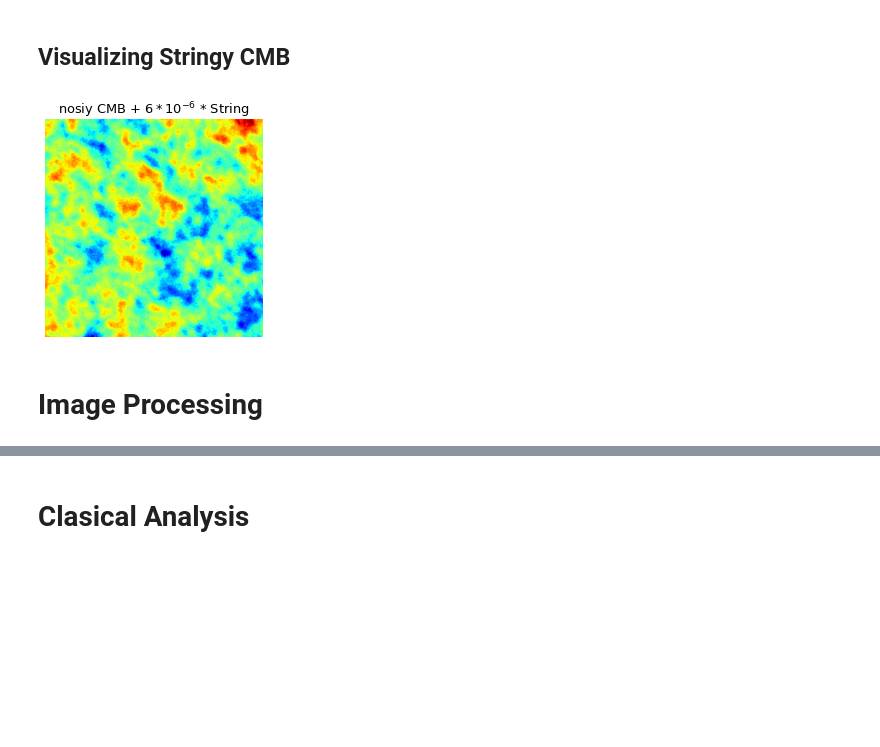
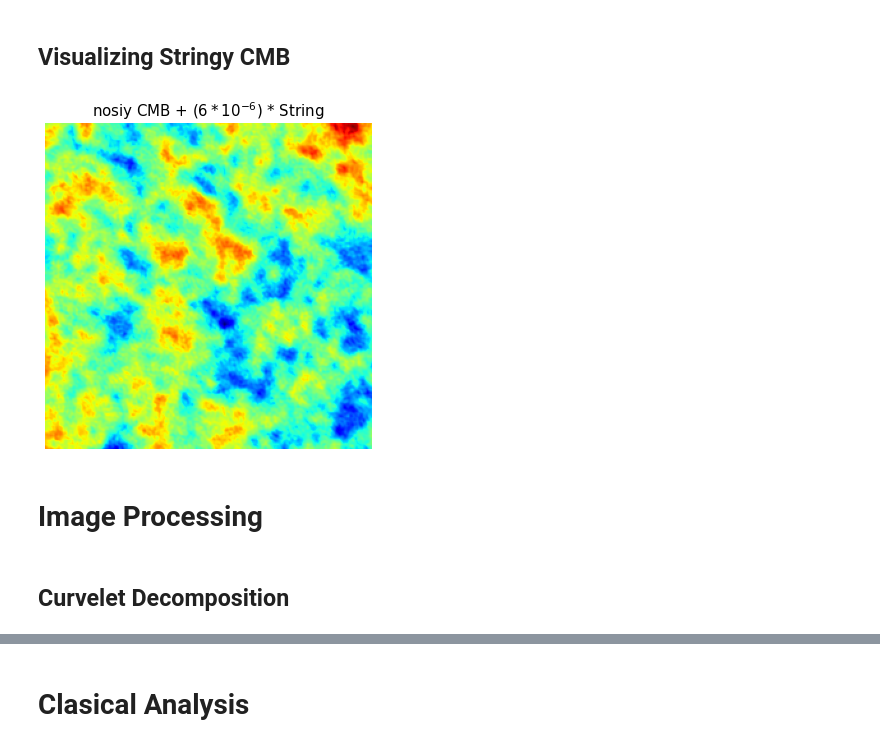
Before and after one commit to halehhajizadeh/PlanckGBM, a Jupyter notebook: CosmicString.ipynb, the cells around one changed output, grey strips where cells are left out. Drawn from its saved outputs; the diff is of its cells as text; code cells hidden in the pictures; blank space fills up the shorter version.

```diff
--- a/CosmicString.ipynb
+++ b/CosmicString.ipynb
@@ -346,11 +346,14 @@ gmulist[10]
 # %%
 stringy_patch = data['imap0_ipatch0']['cmb+noise'][0] + gmulist[10]*data['imap0_ipatch0']['string'][0]
 # %%
+plt.figure(figsize = (6,6))
 plt.imshow(stringy_patch, cmap='jet')
-plt.title('nosiy CMB + $6*10^{-6}$ * String', fontsize = 13)
+plt.title('nosiy CMB + $(6*10^{-6})$ * String', fontsize = 15)
 plt.axis('off')
 plt.show()
 # %% [output]
-[figure, old version]
+[figure, new version]
 # %% [markdown]
 # Image Processing
+# %% [markdown]
+## Curvelet Decomposition
```
Also changed, not shown: parts of 3 cells of this notebook.
